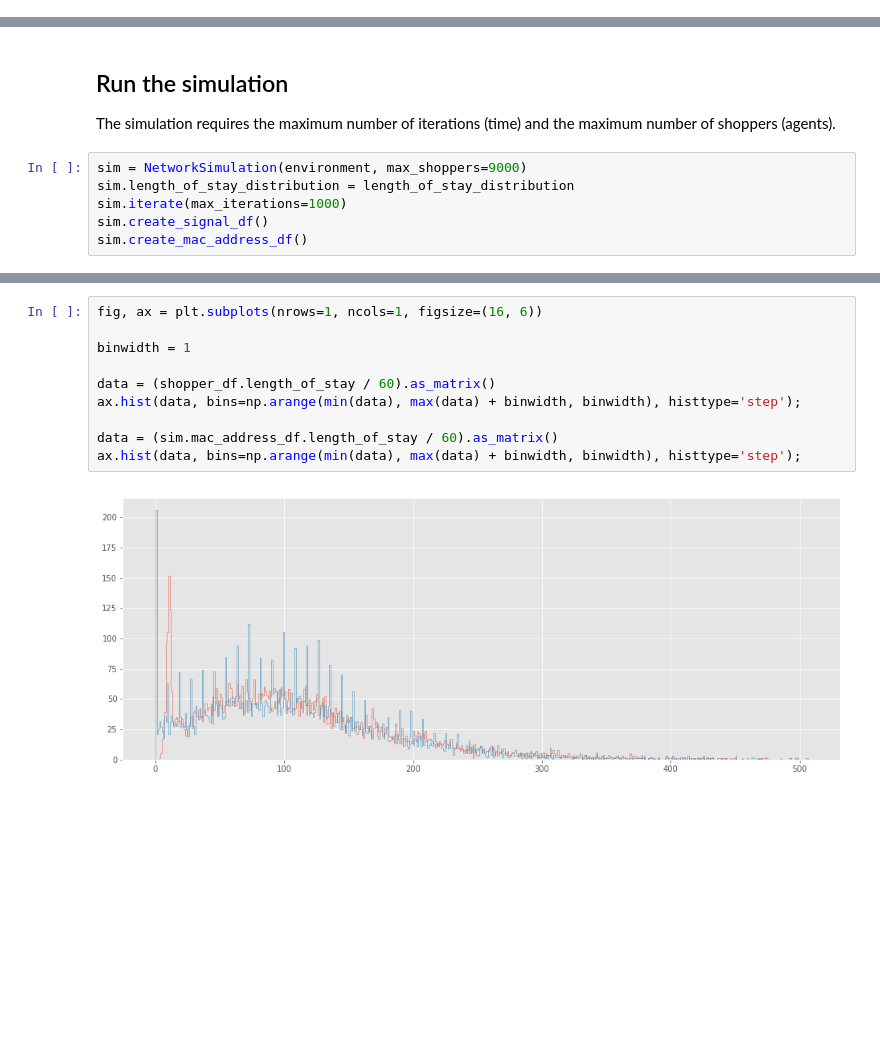
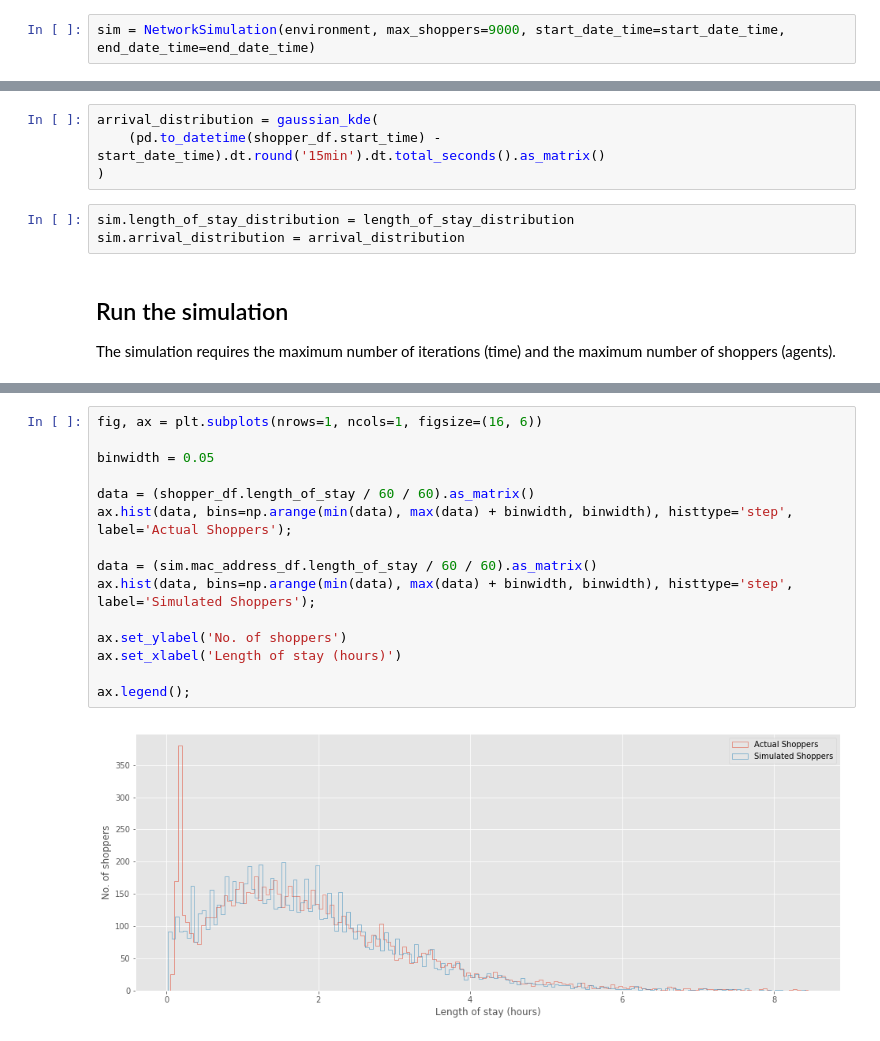
Before and after one commit to Beaulieu318/msci-complexity-project, a Jupyter notebook: msci/modelling/network/animate_simulation.ipynb, the cells around one changed output, grey strips where cells are left out. Saved outputs shown, nothing was run; the diff lists cells and outputs as text; blank space fills up the shorter version.

```diff
--- a/msci/modelling/network/animate_simulation.ipynb
+++ b/msci/modelling/network/animate_simulation.ipynb
@@ -101,0 +111,2 @@ environment = copy.deepcopy(environment)
+# %%
+sim = NetworkSimulation(environment, max_shoppers=9000, start_date_time=start_date_time, end_date_time=end_date_time)
@@ -102,10 +117,11 @@ environment = copy.deepcopy(environment)
+# %%
+arrival_distribution = gaussian_kde(
+    (pd.to_datetime(shopper_df.start_time) - start_date_time).dt.round('15min').dt.total_seconds().as_matrix()
+)
+# %%
+sim.length_of_stay_distribution = length_of_stay_distribution
+sim.arrival_distribution = arrival_distribution
 # %% [markdown]
 ## Run the simulation
 
 The simulation requires the maximum number of iterations (time) and the maximum number of shoppers (agents).
-# %%
-sim = NetworkSimulation(environment, max_shoppers=9000)
-sim.length_of_stay_distribution = length_of_stay_distribution
-sim.iterate(max_iterations=1000)
-sim.create_signal_df()
-sim.create_mac_address_df()
@@ -143,15 +157,20 @@ See the caveats in the documentation: http://pandas.pydata.org/pandas-docs/stabl
 # %%
 fig, ax = plt.subplots(nrows=1, ncols=1, figsize=(16, 6))
 
-binwidth = 1
+binwidth = 0.05
 
-data = (shopper_df.length_of_stay / 60).as_matrix()
-ax.hist(data, bins=np.arange(min(data), max(data) + binwidth, binwidth), histtype='step');
+data = (shopper_df.length_of_stay / 60 / 60).as_matrix()
+ax.hist(data, bins=np.arange(min(data), max(data) + binwidth, binwidth), histtype='step', label='Actual Shoppers');
 
-data = (sim.mac_address_df.length_of_stay / 60).as_matrix()
-ax.hist(data, bins=np.arange(min(data), max(data) + binwidth, binwidth), histtype='step');
+data = (sim.mac_address_df.length_of_stay / 60 / 60).as_matrix()
+ax.hist(data, bins=np.arange(min(data), max(data) + binwidth, binwidth), histtype='step', label='Simulated Shoppers');
+
+ax.set_ylabel('No. of shoppers')
+ax.set_xlabel('Length of stay (hours)')
+
+ax.legend();
 # %% [output]
-[figure, old version]
+[figure, new version]
 # %%
 fig, ax = plt.subplots(nrows=1, ncols=1, figsize=(16, 6))
 
```
Also changed, not shown: parts of 47 cells of this notebook, 3 other files.
